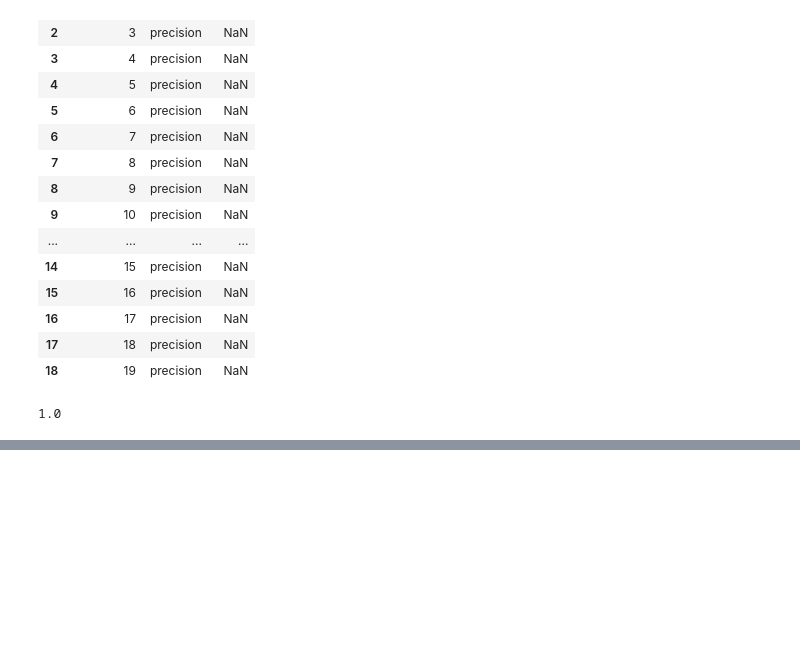
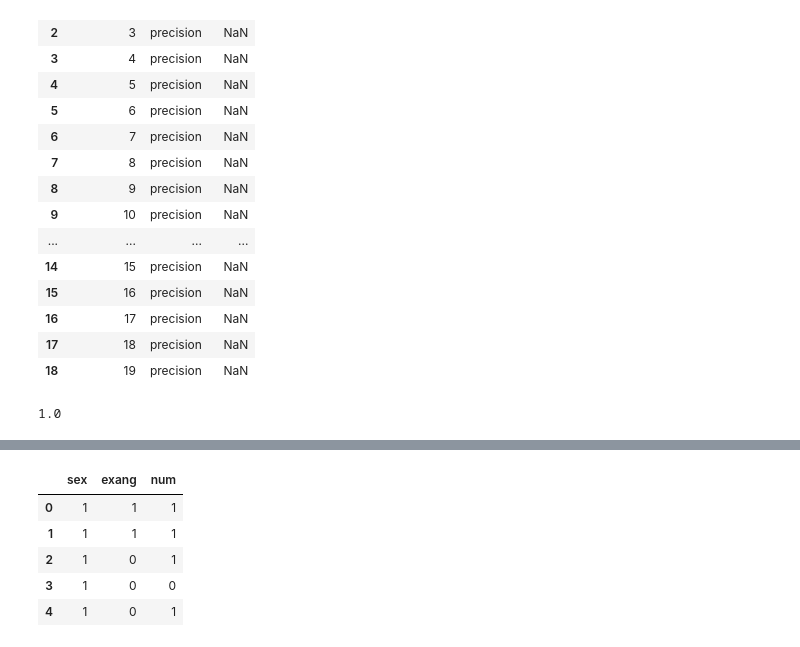
Before and after one commit to user-vi/python_stepik_org, a Jupyter notebook: Practice - 2.2.ipynb, the cells around one changed output, grey strips where cells are left out. Cells and saved outputs as stored; diff of their text form; code cells hidden in the pictures; blank space fills up the shorter version.

```diff
--- a/Practice - 2.2.ipynb
+++ b/Practice - 2.2.ipynb
@@ -168 +134,12 @@ from sklearn.tree import DecisionTreeClassifier
 dt = DecisionTreeClassifier(criterion='entropy', max_depth = 5, min_samples_split = 5)
+# %%
+df_num = pd.read_csv('https://stepik.org/media/attachments/course/4852/train_data_tree.csv')
+# %%
+df_num.head()
+# %% [output]
+|  | sex | exang | num |
+| 0 | 1 | 1 | 1 |
+| 1 | 1 | 1 | 1 |
+| 2 | 1 | 0 | 1 |
+| 3 | 1 | 0 | 0 |
+| 4 | 1 | 0 | 1 |
```
Also changed, not shown: parts of 23 cells of this notebook, 3 other files.
